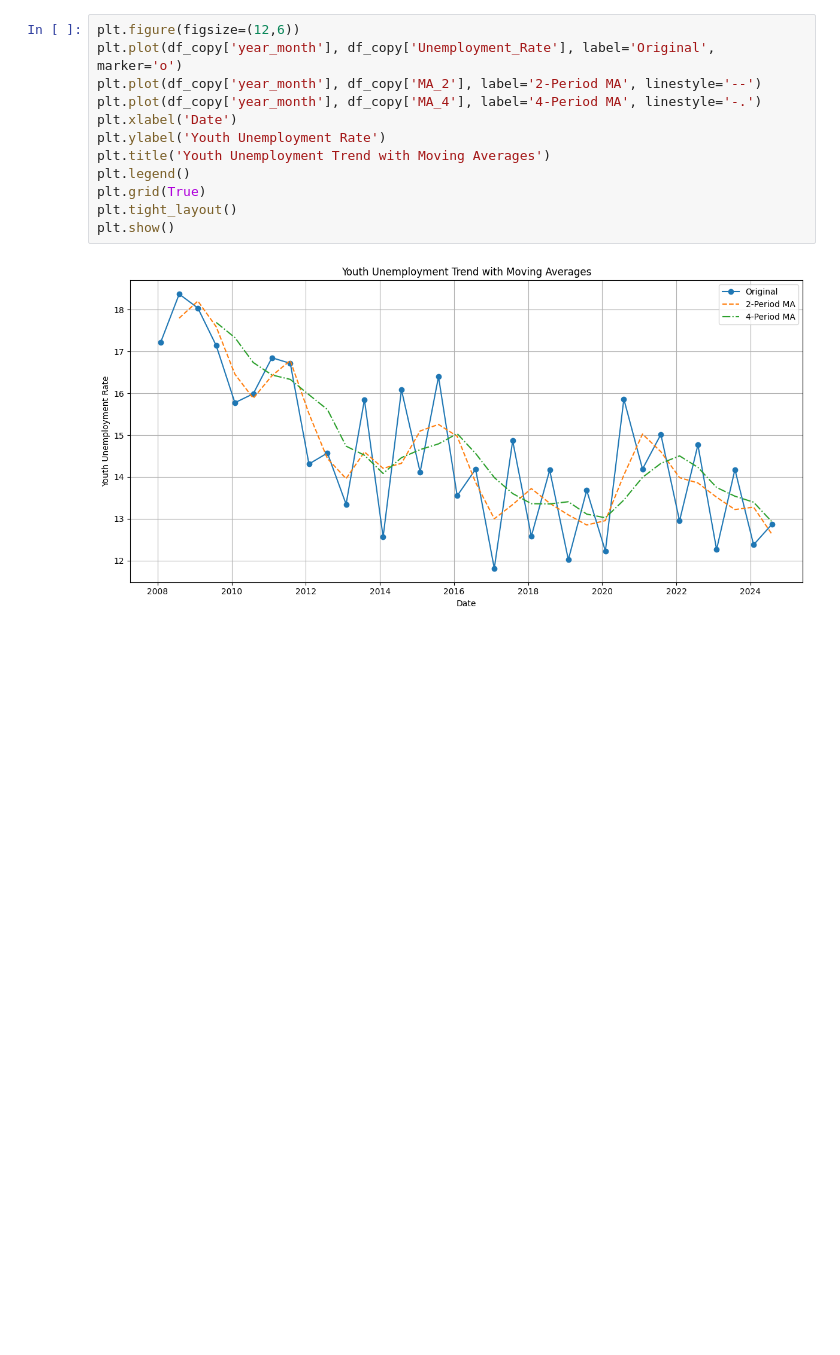
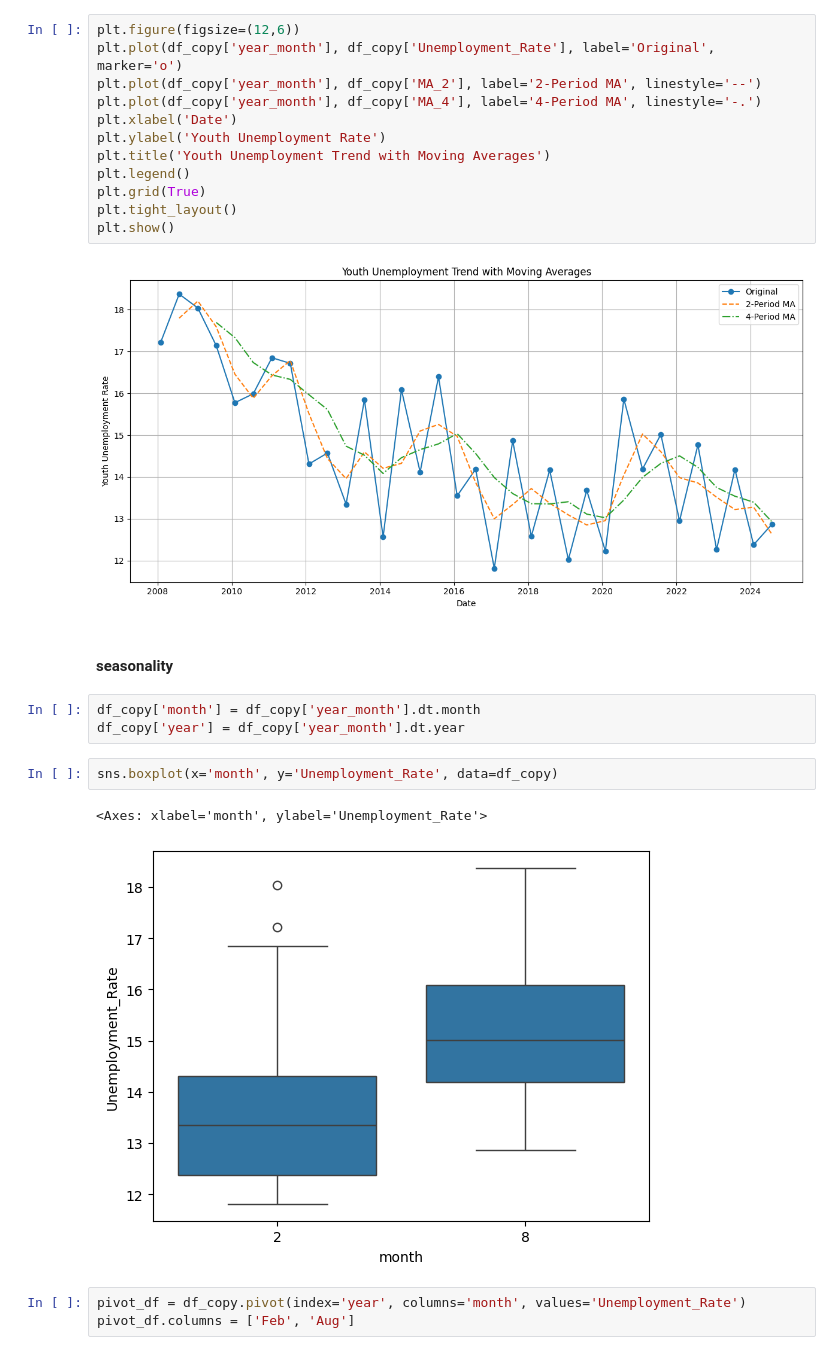
Before and after one commit to imajirzl/thesis-unemployment-rate, a Jupyter notebook: analysis/youth.ipynb, the cells around one changed output. Saved outputs shown, nothing was run; the diff lists cells and outputs as text; blank space fills up the shorter version.

Commit message:
seasonality and stationarity

```diff
--- a/analysis/youth.ipynb
+++ b/analysis/youth.ipynb
@@ -57,3 +57,16 @@ plt.tight_layout()
 plt.show()
 # %% [output]
 [figure]
+# %% [markdown]
+#### seasonality
+# %%
+df_copy['month'] = df_copy['year_month'].dt.month
+df_copy['year'] = df_copy['year_month'].dt.year
+# %%
+sns.boxplot(x='month', y='Unemployment_Rate', data=df_copy)
+# %% [output]
+<Axes: xlabel='month', ylabel='Unemployment_Rate'>
+[figure, added]
+# %%
+pivot_df = df_copy.pivot(index='year', columns='month', values='Unemployment_Rate')
+pivot_df.columns = ['Feb', 'Aug']
```
Also changed, not shown: parts of 4 cells of this notebook.
